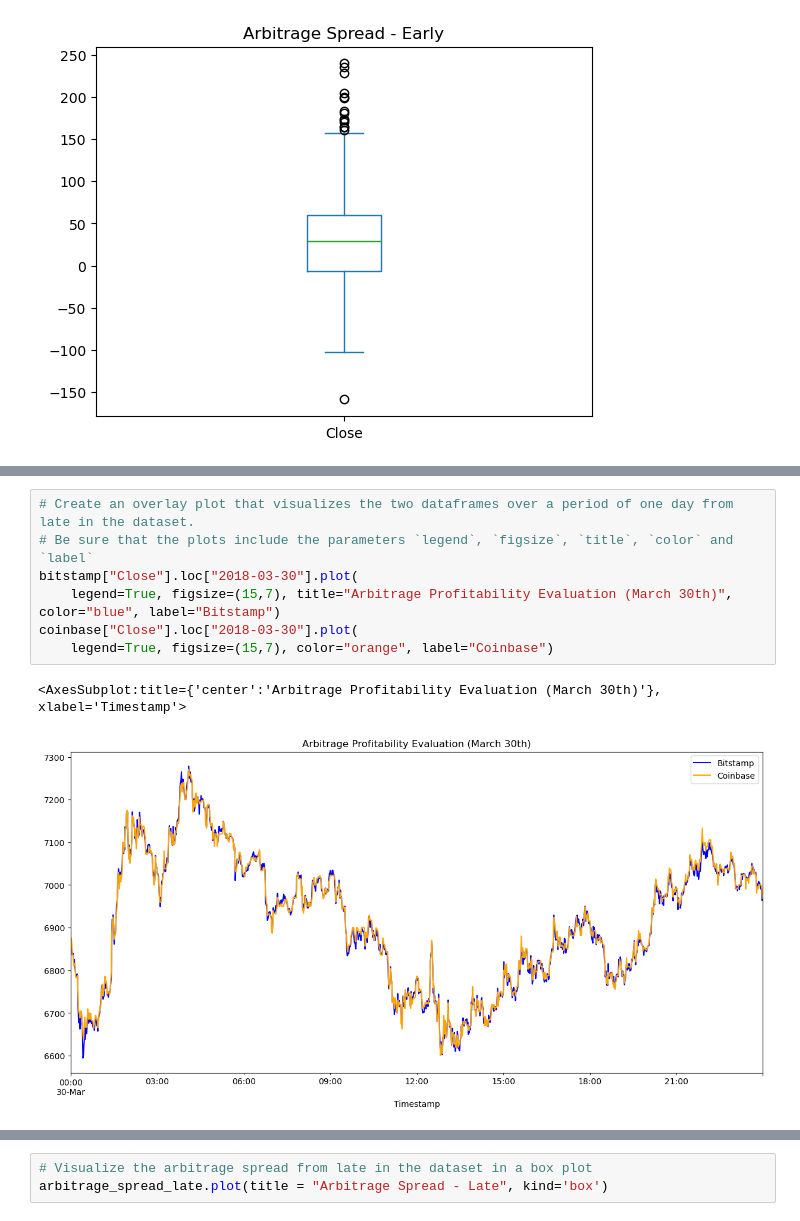
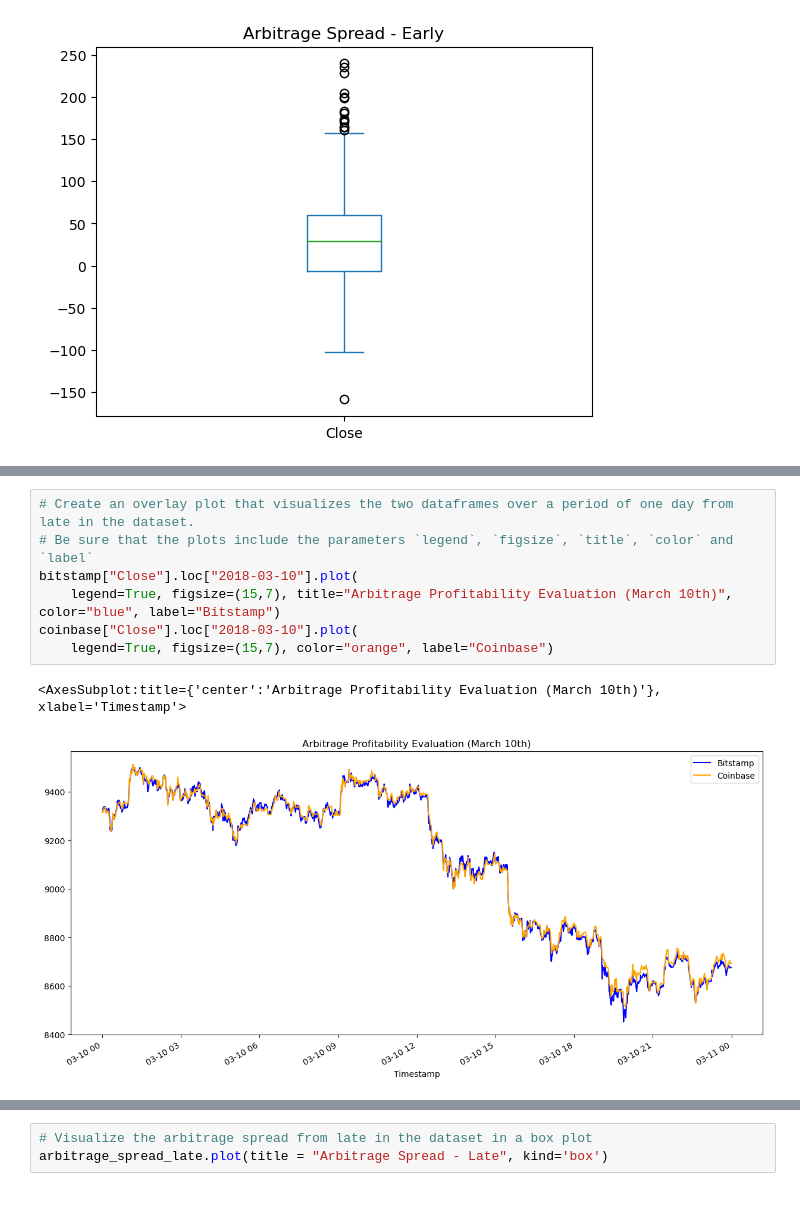
Before and after one commit to djohnst914/Bitcoin_Arbitrage_Opportunities, a Jupyter notebook: crypto_arbitrage.ipynb, the cells around one changed output, grey strips where cells are left out. Drawn from its saved outputs; the diff is of its cells as text.

```diff
--- a/crypto_arbitrage.ipynb
+++ b/crypto_arbitrage.ipynb
@@ -439,13 +439,13 @@ arbitrage_spread_middle.plot(title = "Arbitrage Spread - Middle", kind='box')
 # %%
 # Create an overlay plot that visualizes the two dataframes over a period of one day from late in the dataset.
 # Be sure that the plots include the parameters `legend`, `figsize`, `title`, `color` and `label`
-bitstamp["Close"].loc["2018-03-30"].plot(
-    legend=True, figsize=(15,7), title="Arbitrage Profitability Evaluation (March 30th)", color="blue", label="Bitstamp")
-coinbase["Close"].loc["2018-03-30"].plot(
+bitstamp["Close"].loc["2018-03-10"].plot(
+    legend=True, figsize=(15,7), title="Arbitrage Profitability Evaluation (March 10th)", color="blue", label="Bitstamp")
+coinbase["Close"].loc["2018-03-10"].plot(
     legend=True, figsize=(15,7), color="orange", label="Coinbase")
 # %% [output]
-<AxesSubplot:title={'center':'Arbitrage Profitability Evaluation (March 30th)'}, xlabel='Timestamp'>
+<AxesSubplot:title={'center':'Arbitrage Profitability Evaluation (March 10th)'}, xlabel='Timestamp'>
-[figure, old version]
+[figure, new version]
 # %%
 # Using the date from the late that you have selected, calculate the arbitrage spread
 # by subtracting the bitstamp lower closing prices from the coinbase higher closing prices
```
Also changed, not shown: parts of 11 cells of this notebook.
